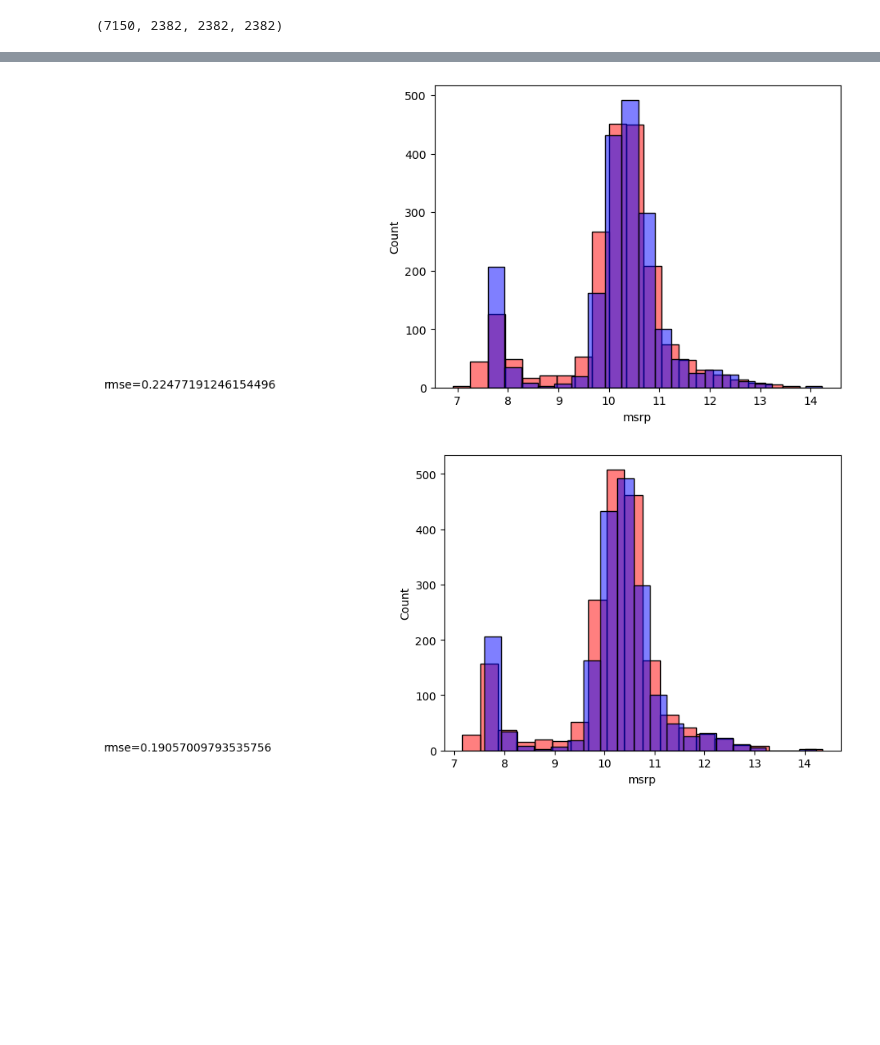
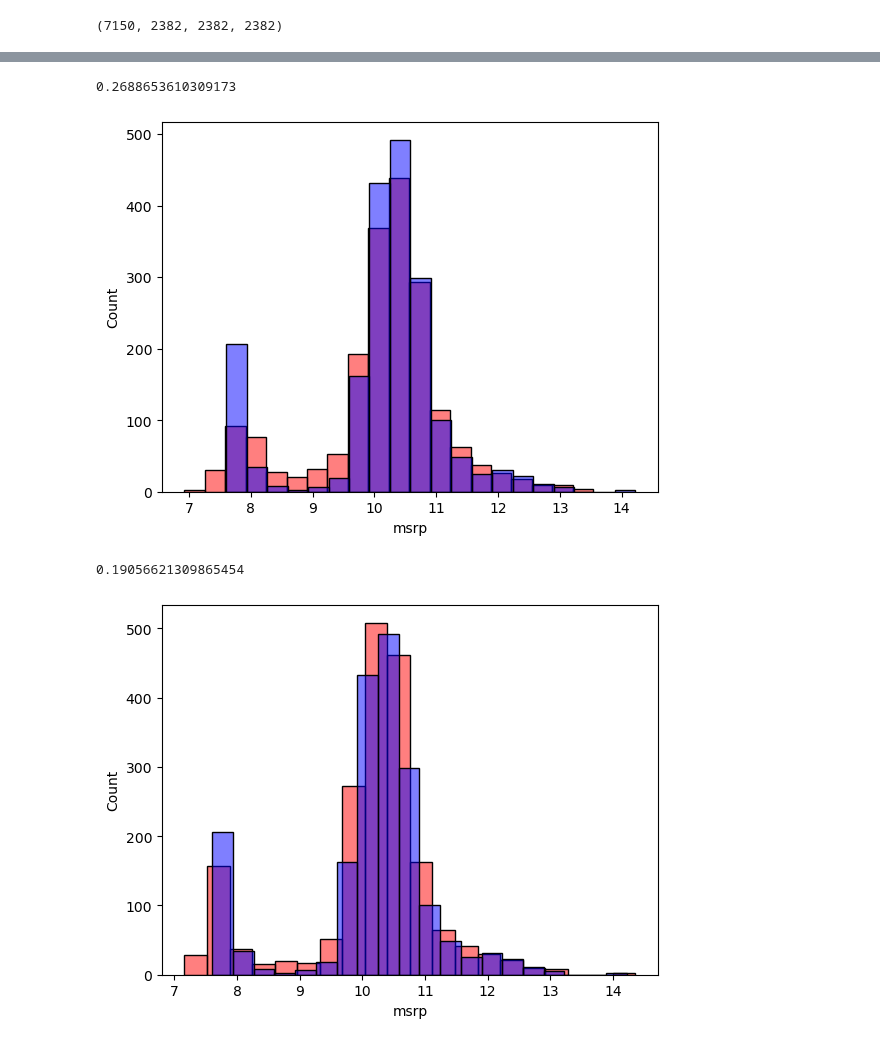
Before and after one commit to mtarcha/MachineLearning, a Jupyter notebook: LinearRegression/car_price_prediction.ipynb, the cells around one changed output, grey strips where cells are left out. Cells and saved outputs as stored; diff of their text form; code cells hidden in the pictures; blank space fills up the shorter version.

Commit message:
implement regularizations

```diff
--- a/LinearRegression/car_price_prediction.ipynb
+++ b/LinearRegression/car_price_prediction.ipynb
@@ -102,10 +99,11 @@ The autoreload extension is already loaded. To reload it, use:
 # %%
 from LinReg_gradient_descent import LinearRegressionGD
 
-lr_gd = LinearRegressionGD(l=0.001, iter=5000)
+lr_gd = LinearRegressionGD(l=0.4, iter=2000)
 lr_gd.fit(X_train, y_train)
 
 y_pr_gd = lr_gd.predict(X_test)
+ab = y_pr_gd
 # %%
 sns.histplot(y_pr_gd, color='red', alpha=0.5, bins=20)
 sns.histplot(y_test, color='blue', alpha=0.5, bins=20)
@@ -130,0 +130,8 @@ sns.histplot(y_test, color='blue', alpha=0.5, bins=20)
+# %%
+from gradient_descent import GradientDescent
+from lasso import LassoRegularization
+
+lr_lasso = GradientDescent(0.4, 2000, LassoRegularization(0.0001))
+lr_lasso.fit(X_train, y_train)
+
+y_pr_lasso = lr_lasso.predict(X_test)
@@ -130,0 +165,8 @@ sns.histplot(y_test, color='blue', alpha=0.5, bins=20)
+# %%
+from gradient_descent import GradientDescent
+from ridge import RidgeRegularization
+
+lr_ridge = GradientDescent(0.4, 5000, RidgeRegularization(0.0001))
+lr_ridge.fit(X_train, y_train)
+
+y_pr_ridge = lr_ridge.predict(X_test)
@@ -231,19 +329,21 @@ def run_lin_reg_ne(regularization=0.1):
     return y_pred
 # %%
 def plot_result(y_pred, y):
-    rmse_res = rmse(y_pred, y)
+    print(rmse(y_pred, y))
 
     sns.histplot(y_pred, color='red', alpha=0.5, bins=20)
     pl = sns.histplot(y, color='blue', alpha=0.5, bins=20)
-    pl.text(0, 0, "rmse="+ str(rmse_res))
+    #pl.text(1000, 1000, "rmse="+ str(rmse_res))
 # %%
 # higher alpha improves quality, but after 0.5 seems stops working, seems like regularization needed
-pred_gd = run_lin_reg_gd(0.4, 5000, 0.1)
+pred_gd = run_lin_reg_gd(0.4, 2000, 0.1)
 plot_result(pred_gd, y_test)
 # %% [output]
+0.2688653610309173
-[figure, old version]
+[figure, new version]
 # %%
 pred_skt_ridge = run_skt_lin_reg_ridge(0.4, 2000, 0.1)
 plot_result(pred_skt_ridge, y_test)
 # %% [output]
+0.19056621309865454
-[figure, old version]
+[figure, new version]
```
Also changed, not shown: parts of 17 cells of this notebook, 4 other files.
